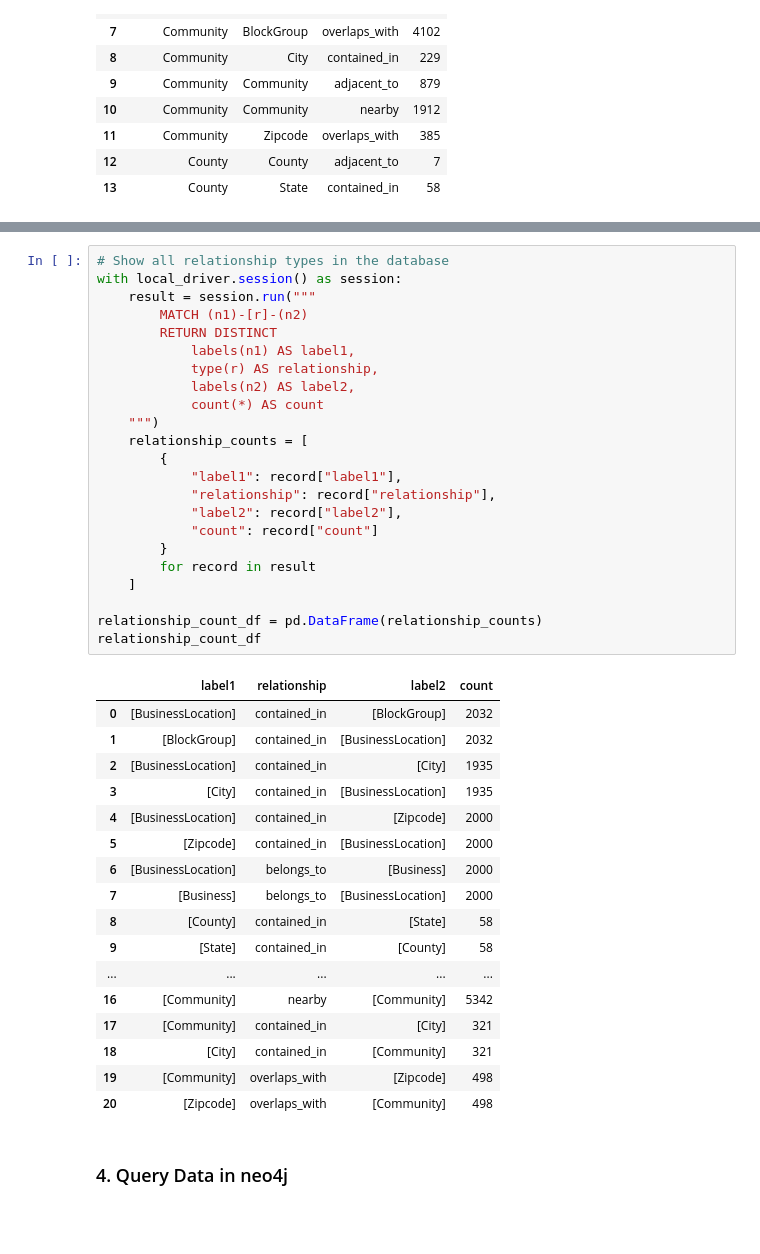
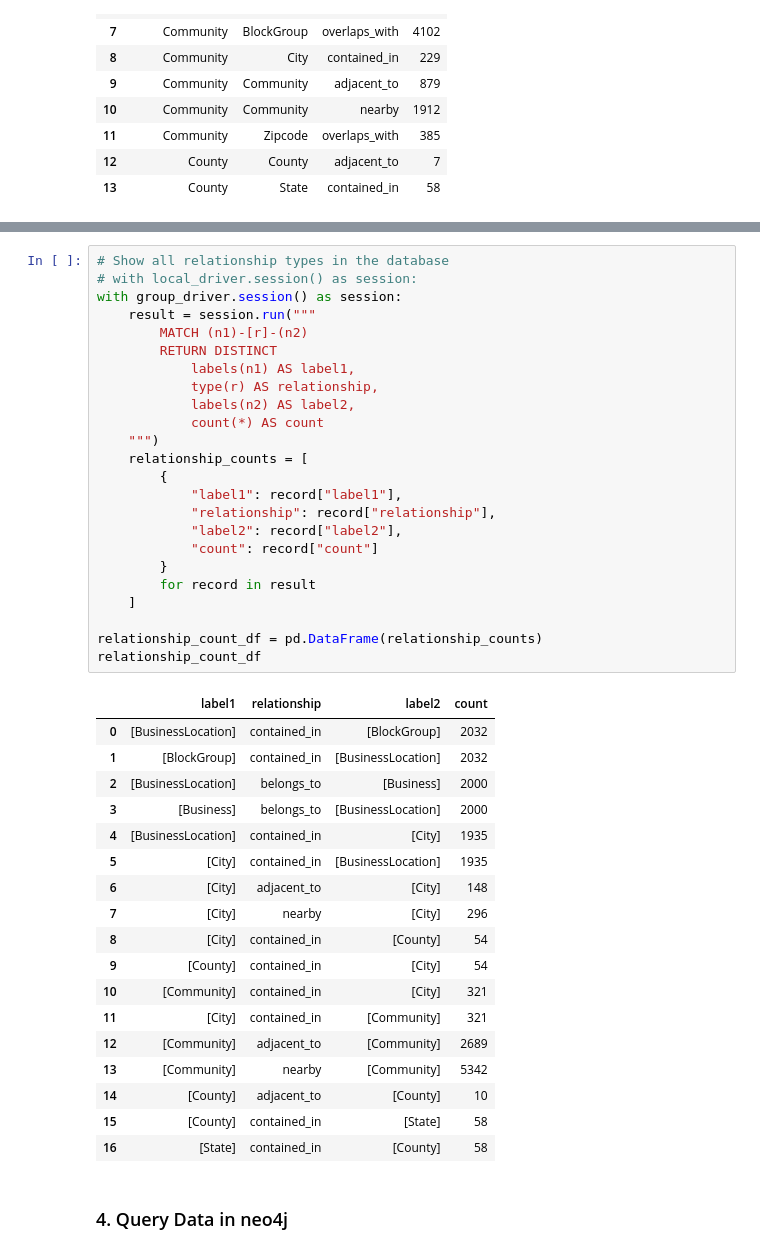
Before and after one commit to njwnkp4d8t-png/business-opportunity-graph, a Jupyter notebook: notebooks/project.ipynb, the cells around one changed output, grey strips where cells are left out. Saved outputs shown, nothing was run; the diff lists cells and outputs as text; blank space fills up the shorter version.

Commit message:
update the group neo4j server

```diff
--- a/notebooks/project.ipynb
+++ b/notebooks/project.ipynb
@@ -976,44 +989,46 @@ Creating relationships for BusinessLocation -> `contained_in` -> BlockGroup...
 # %%
 # Show all relationship types in the database
-with local_driver.session() as session:
+# with local_driver.session() as session:
+with group_driver.session() as session:
     result = session.run("""
         MATCH (n1)-[r]-(n2)
         RETURN DISTINCT
             labels(n1) AS label1,
             type(r) AS relationship,
             labels(n2) AS label2,
             count(*) AS count
     """)
     relationship_counts = [
         {
             "label1": record["label1"],
             "relationship": record["relationship"],
             "label2": record["label2"],
             "count": record["count"]
         }
         for record in result
     ]
 
 relationship_count_df = pd.DataFrame(relationship_counts)
 relationship_count_df
 # %% [output]
 |  | label1 | relationship | label2 | count |
 | 0 | [BusinessLocation] | contained_in | [BlockGroup] | 2032 |
 | 1 | [BlockGroup] | contained_in | [BusinessLocation] | 2032 |
-| 2 | [BusinessLocation] | contained_in | [City] | 1935 |
-| 3 | [City] | contained_in | [BusinessLocation] | 1935 |
-| 4 | [BusinessLocation] | contained_in | [Zipcode] | 2000 |
-| 5 | [Zipcode] | contained_in | [BusinessLocation] | 2000 |
-| 6 | [BusinessLocation] | belongs_to | [Business] | 2000 |
-| 7 | [Business] | belongs_to | [BusinessLocation] | 2000 |
-| 8 | [County] | contained_in | [State] | 58 |
-| 9 | [State] | contained_in | [County] | 58 |
-| ... | ... | ... | ... | ... |
-| 16 | [Community] | nearby | [Community] | 5342 |
-| 17 | [Community] | contained_in | [City] | 321 |
-| 18 | [City] | contained_in | [Community] | 321 |
-| 19 | [Community] | overlaps_with | [Zipcode] | 498 |
-| 20 | [Zipcode] | overlaps_with | [Community] | 498 |
+| 2 | [BusinessLocation] | belongs_to | [Business] | 2000 |
+| 3 | [Business] | belongs_to | [BusinessLocation] | 2000 |
+| 4 | [BusinessLocation] | contained_in | [City] | 1935 |
+| 5 | [City] | contained_in | [BusinessLocation] | 1935 |
+| 6 | [City] | adjacent_to | [City] | 148 |
+| 7 | [City] | nearby | [City] | 296 |
+| 8 | [City] | contained_in | [County] | 54 |
+| 9 | [County] | contained_in | [City] | 54 |
+| 10 | [Community] | contained_in | [City] | 321 |
+| 11 | [City] | contained_in | [Community] | 321 |
+| 12 | [Community] | adjacent_to | [Community] | 2689 |
+| 13 | [Community] | nearby | [Community] | 5342 |
+| 14 | [County] | adjacent_to | [County] | 10 |
+| 15 | [County] | contained_in | [State] | 58 |
+| 16 | [State] | contained_in | [County] | 58 |
 # %% [markdown]
 ### 4. Query Data in neo4j
 # %%
```
Also changed, not shown: parts of 2 cells of this notebook, 1 other file.
